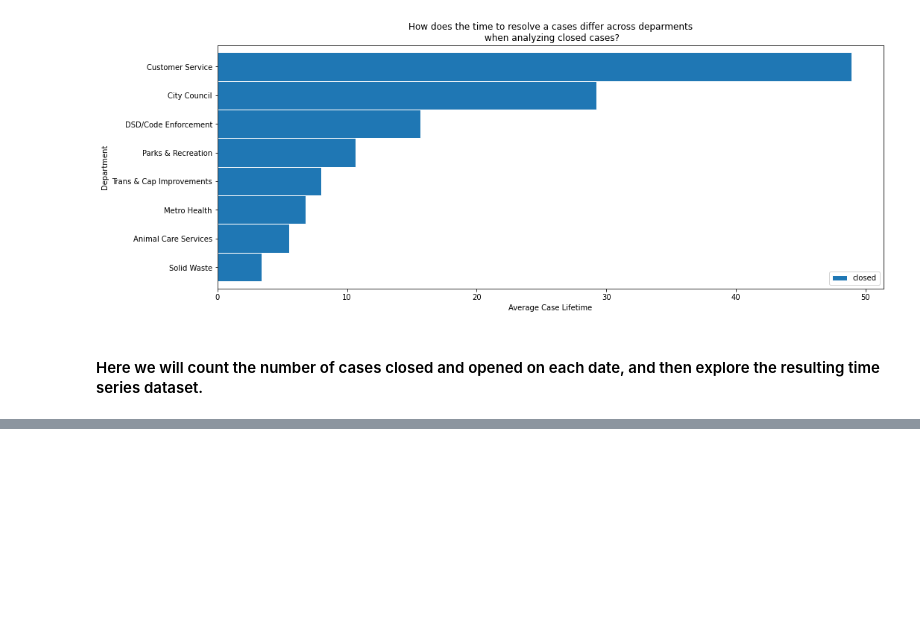
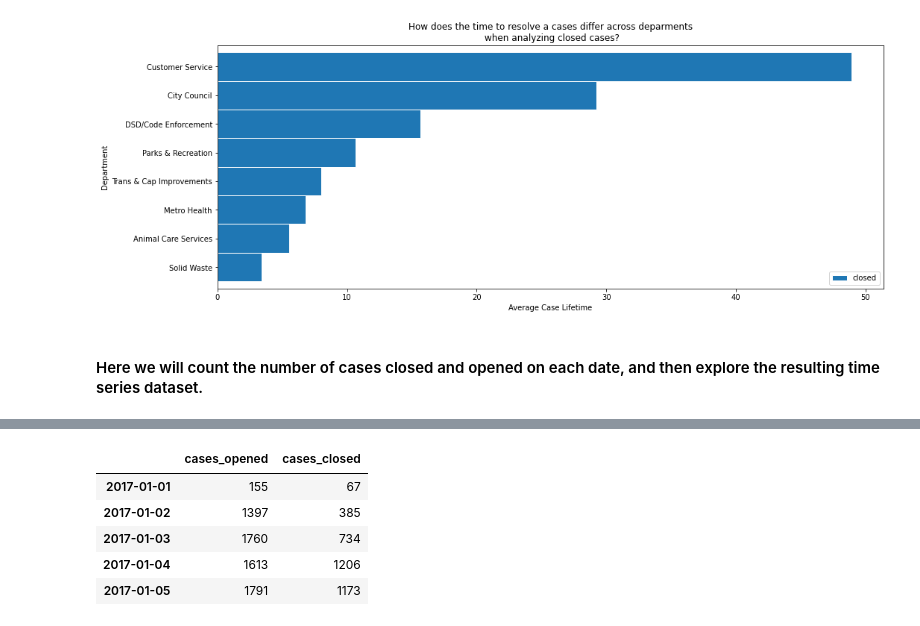
Before and after one commit to aliciag92/spark-exercises, a Jupyter notebook: explore-lesson.ipynb, the cells around one changed output, grey strips where cells are left out. Drawn from its saved outputs; the diff is of its cells as text; code cells hidden in the pictures; blank space fills up the shorter version.

```diff
--- a/explore-lesson.ipynb
+++ b/explore-lesson.ipynb
@@ -281,3 +281,11 @@ plt.show()
 [figure]
 # %% [markdown]
 #### Here we will count the number of cases closed and opened on each date, and then explore the resulting time series dataset.
+# %%
+cases_by_day = sdf.select(
+    "department",
+    date_format("case_opened_date", "yyyy-MM-dd").alias("case_opened_date"),
+    date_format("case_closed_date", "yyyy-MM-dd").alias("case_closed_date"),
+)
+
+cases_by_day.show(5)
@@ -283,0 +329,10 @@ plt.show()
+# %%
+ts = pd.concat([cases_opened_by_day, cases_closed_by_day], axis=1)
+ts.head(5)
+# %% [output]
+|  | cases_opened | cases_closed |
+| 2017-01-01 | 155 | 67 |
+| 2017-01-02 | 1397 | 385 |
+| 2017-01-03 | 1760 | 734 |
+| 2017-01-04 | 1613 | 1206 |
+| 2017-01-05 | 1791 | 1173 |
```
Also changed, not shown: parts of 4 cells of this notebook.
